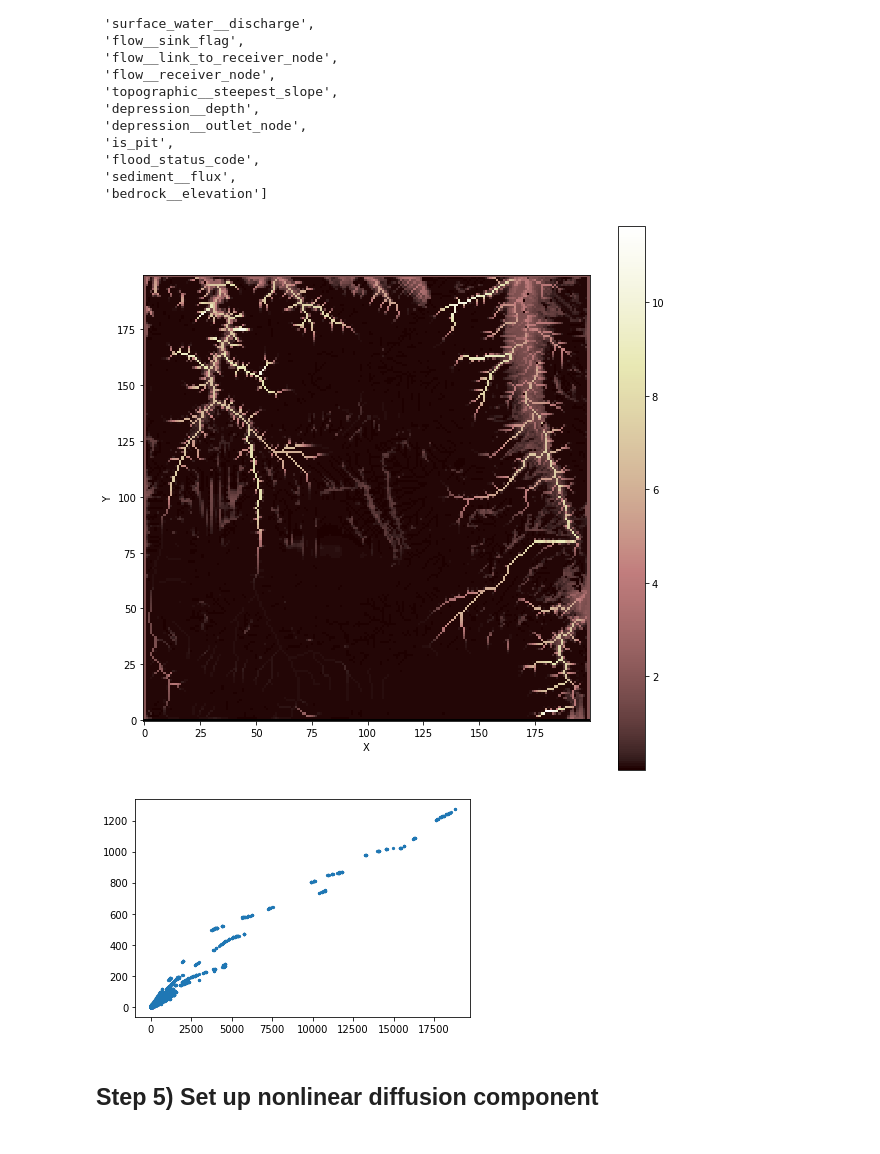
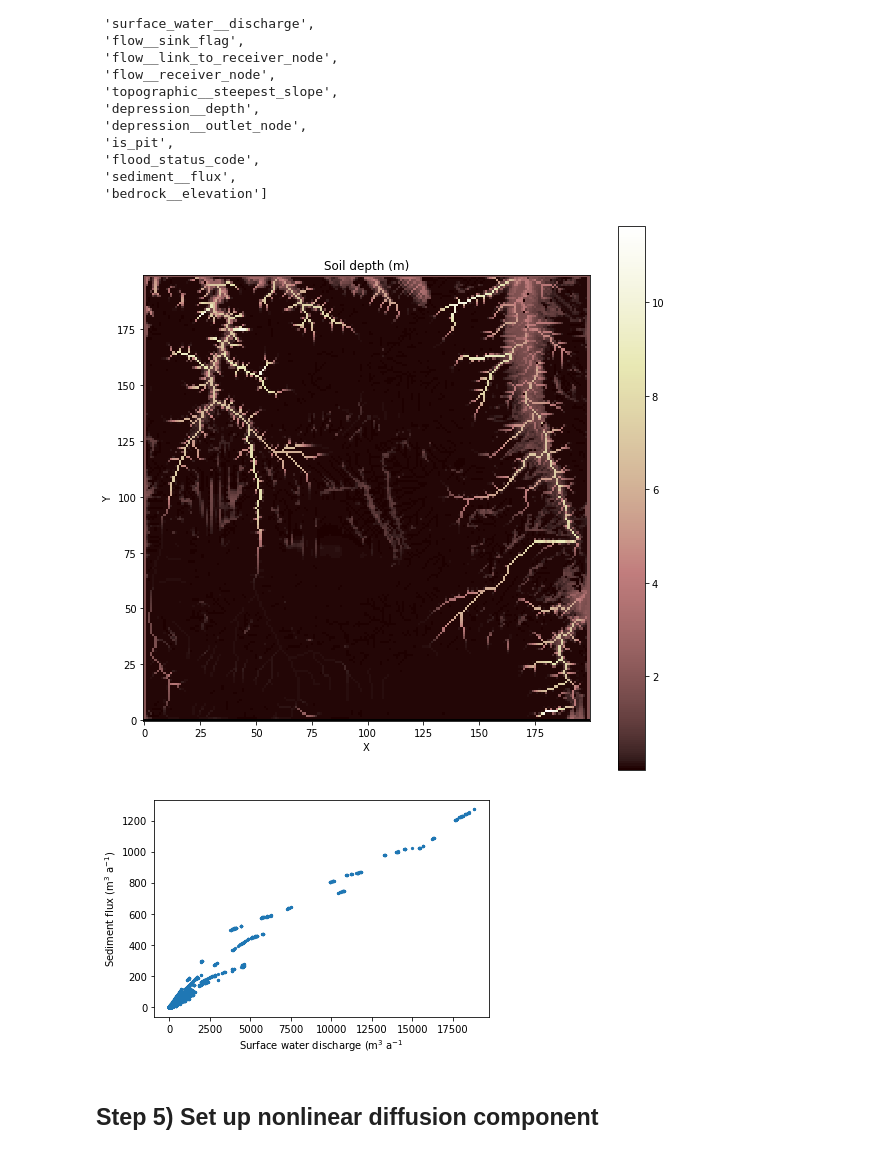
Before and after one commit to ethan-pierce/eightmile-lake-models, a Jupyter notebook: eightmile-local-models.ipynb, the cells around one changed output. Saved outputs shown, nothing was run; the diff lists cells and outputs as text; code cells hidden in the pictures.

```diff
--- a/eightmile-local-models.ipynb
+++ b/eightmile-local-models.ipynb
@@ -151,14 +145,17 @@ grid.at_node.keys()
 # %%
 fig, ax = plt.subplots(figsize = (10, 10))
 imshow_grid(grid, 'soil__depth')
+plt.title('Soil depth (m)')
 plt.show()
 # %% [output]
-[figure, old version]
+[figure, new version]
 # %%
 plt.scatter(grid.at_node['surface_water__discharge'][grid.core_nodes], grid.at_node['sediment__flux'][grid.core_nodes], s = 5)
+plt.xlabel('Surface water discharge (m$^3$ a$^{-1}$')
+plt.ylabel('Sediment flux (m$^3$ a$^{-1}$)')
 plt.show()
 # %% [output]
-[figure, old version]
+[figure, new version]
 # %% [markdown]
 ## Step 5) Set up nonlinear diffusion component
 # %%
```
Also changed, not shown: parts of 9 cells of this notebook, 1 other file.
